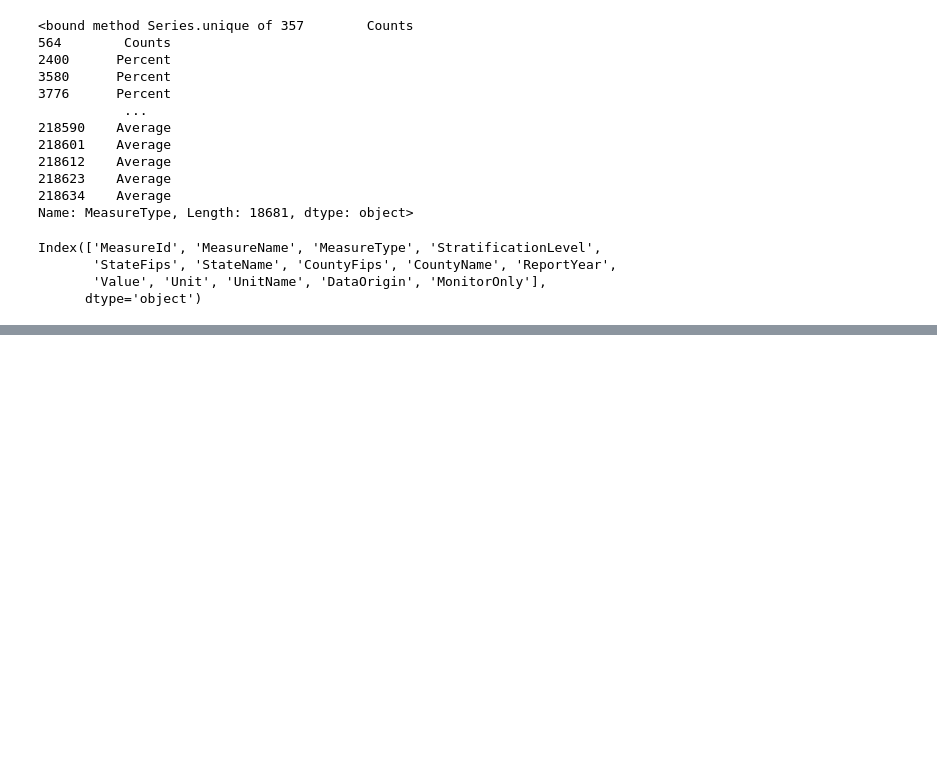
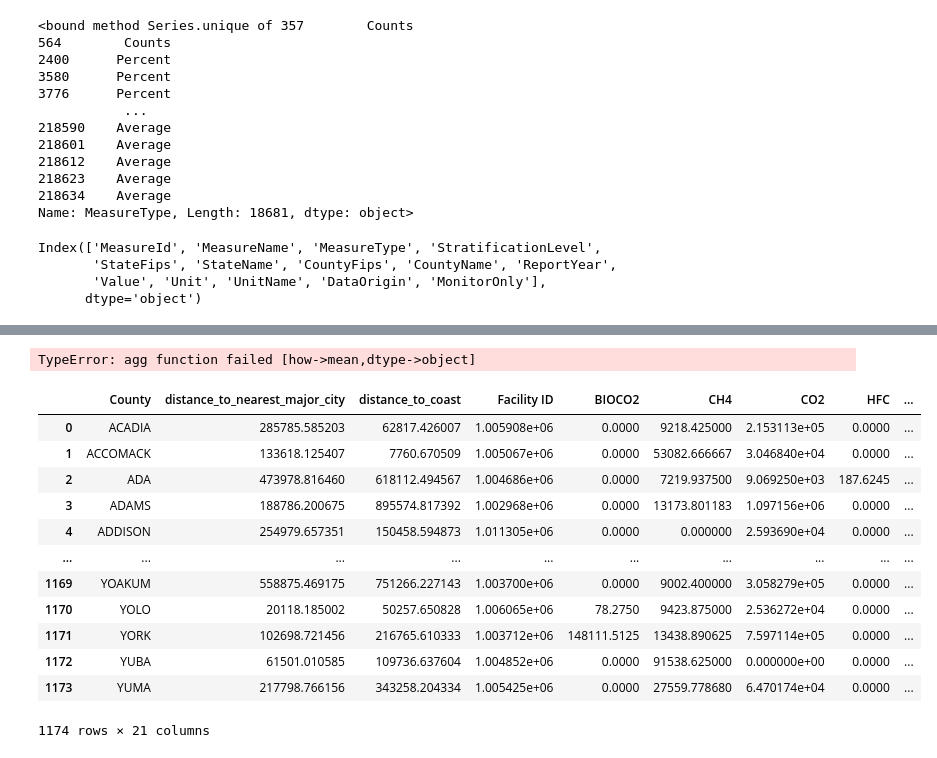
Before and after one commit to EnviroTechSean/TeamPunchParty, a Jupyter notebook: modeling1.ipynb, the cells around one changed output, grey strips where cells are left out. Saved outputs shown, nothing was run; the diff lists cells and outputs as text; code cells hidden in the pictures; blank space fills up the shorter version.

```diff
--- a/modeling1.ipynb
+++ b/modeling1.ipynb
@@ -623,0 +687,2 @@ pivot_df3 = air_quality_2011.pivot_table(
+# %%
+df_model = pd.read_csv('modeling1.csv')
@@ -623,0 +698,4 @@ pivot_df3 = air_quality_2011.pivot_table(
+# %%
+df_w_air_emision = pd.merge(df_model, df_airquality, left_on = 'County', right_on='CountyName', how = 'left')
+# %%
+df_w_air_emision=df_w_air_emision.drop(['CountyName', 'StateName'], axis = 1)
@@ -623,0 +714,22 @@ pivot_df3 = air_quality_2011.pivot_table(
+# %%
+df_grouped = df_w_air_emision.groupby('County').mean()
+# %% [output]
+TypeError: agg function failed [how->mean,dtype->object]
+# %%
+df_grouped = df_w_air_emision.groupby('County').apply(lambda x: x.select_dtypes(include=['number']).mean())
+# %%
+df_grouped.reset_index()
+# %% [output]
+|  | County | distance_to_nearest_major_city | distance_to_coast | Facility ID | BIOCO2 | CH4 | CO2 | HFC | ... |
+| 0 | ACADIA | 285785.585203 | 62817.426007 | 1.005908e+06 | 0.0000 | 9218.425000 | 2.153113e+05 | 0.0000 | ... |
+| 1 | ACCOMACK | 133618.125407 | 7760.670509 | 1.005067e+06 | 0.0000 | 53082.666667 | 3.046840e+04 | 0.0000 | ... |
+| 2 | ADA | 473978.816460 | 618112.494567 | 1.004686e+06 | 0.0000 | 7219.937500 | 9.069250e+03 | 187.6245 | ... |
+| 3 | ADAMS | 188786.200675 | 895574.817392 | 1.002968e+06 | 0.0000 | 13173.801183 | 1.097156e+06 | 0.0000 | ... |
+| 4 | ADDISON | 254979.657351 | 150458.594873 | 1.011305e+06 | 0.0000 | 0.000000 | 2.593690e+04 | 0.0000 | ... |
+| ... | ... | ... | ... | ... | ... | ... | ... | ... | ... |
+| 1169 | YOAKUM | 558875.469175 | 751266.227143 | 1.003700e+06 | 0.0000 | 9002.400000 | 3.058279e+05 | 0.0000 | ... |
+| 1170 | YOLO | 20118.185002 | 50257.650828 | 1.006065e+06 | 78.2750 | 9423.875000 | 2.536272e+04 | 0.0000 | ... |
+| 1171 | YORK | 102698.721456 | 216765.610333 | 1.003712e+06 | 148111.5125 | 13438.890625 | 7.597114e+05 | 0.0000 | ... |
+| 1172 | YUBA | 61501.010585 | 109736.637604 | 1.004852e+06 | 0.0000 | 91538.625000 | 0.000000e+00 | 0.0000 | ... |
+| 1173 | YUMA | 217798.766156 | 343258.204334 | 1.005425e+06 | 0.0000 | 27559.778680 | 6.470174e+04 | 0.0000 | ... |
+1174 rows × 21 columns
```
Also changed, not shown: parts of 25 cells of this notebook, 3 other files.
